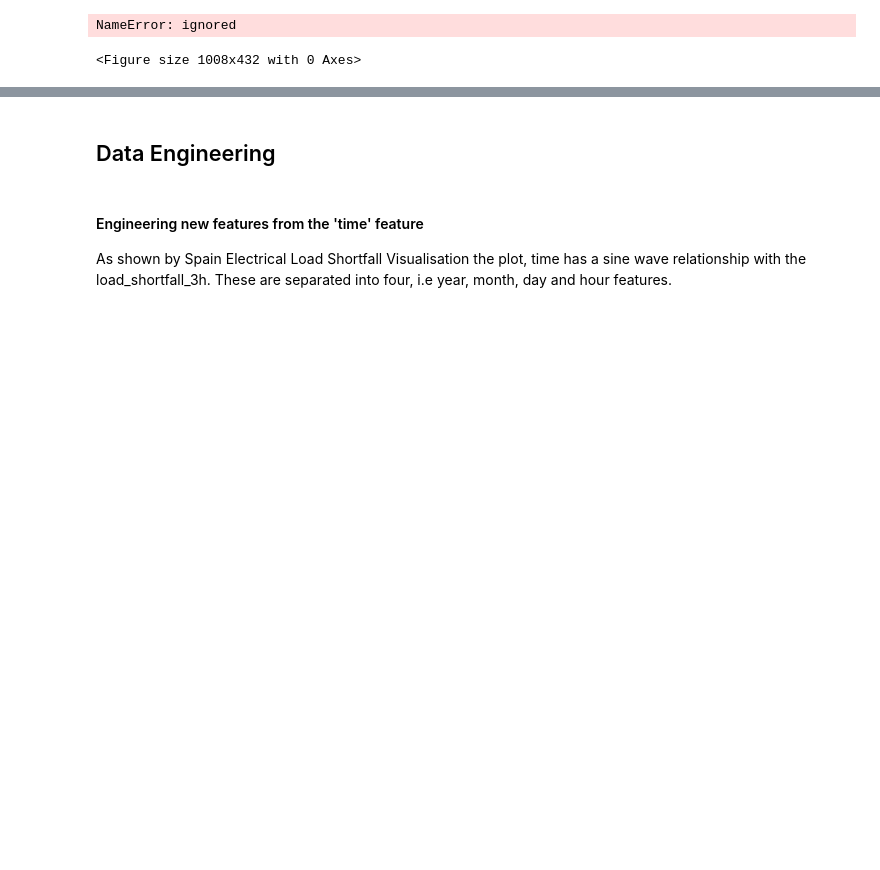
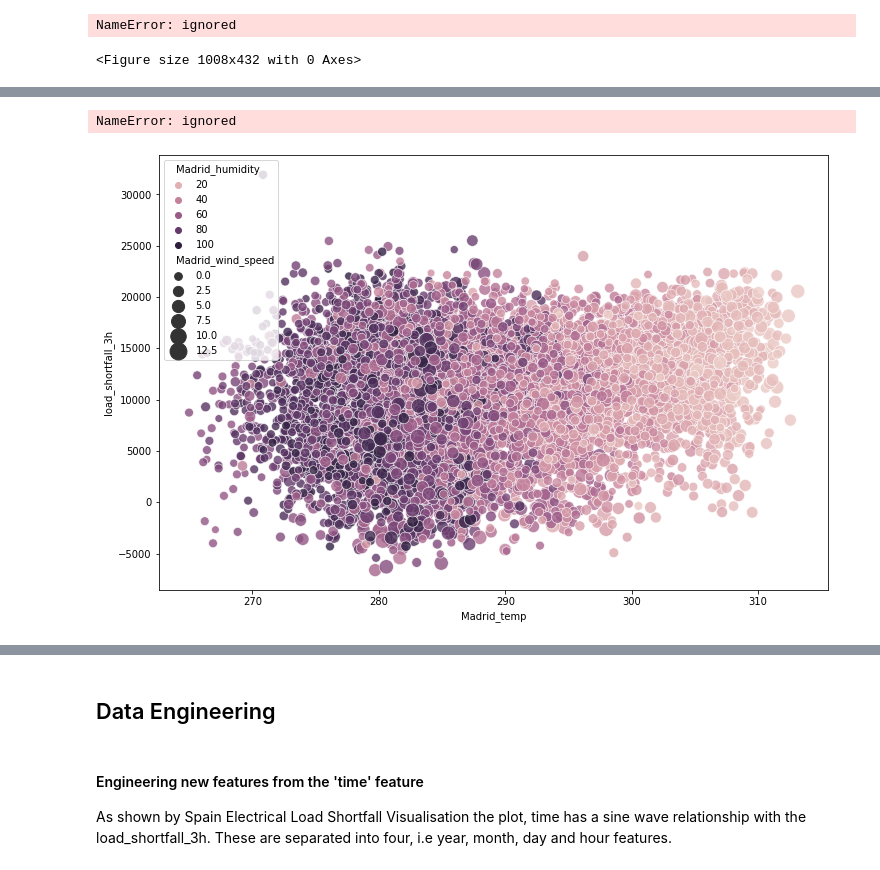
Before and after one commit to kwanda2426/load-shortfall-regression-predict-api-template, a Jupyter notebook: latest_note_book.ipynb, the cells around one changed output, grey strips where cells are left out. Drawn from its saved outputs; the diff is of its cells as text; code cells hidden in the pictures; blank space fills up the shorter version.

```diff
--- a/latest_note_book.ipynb
+++ b/latest_note_book.ipynb
@@ -298,3 +292,7 @@ corr_df.corr()
 | Valencia_temp_min | -0.026596 | 0.015905 | -0.055676 | 0.892024 | 0.860510 | ... |
 | Valencia_wind_speed | 0.050282 | 0.031804 | -0.037553 | -0.021456 | -0.040998 | ... |
 | load_shortfall_3h | -0.034385 | -0.056633 | -0.024720 | 0.182673 | 0.164734 | ... |
+# %%
+df_concat[features].plot(kind='density', subplots=True, layout=(5, 5), sharex=False, figsize=(20, 20));
+# %% [output]
+NameError: ignored
@@ -300,0 +308,11 @@ corr_df.corr()
+# %%
+plt.figure(figsize=(12,8))
+sns.scatterplot(x="Madrid_temp",
+                y="load_shortfall_3h",
+                size="Madrid_wind_speed",
+                sizes=(60,300),
+                alpha=0.8,
+                hue="Madrid_humidity",
+                data=df_concat);
+# %% [output]
+[figure, added]
```
Also changed, not shown: parts of 19 cells of this notebook.
